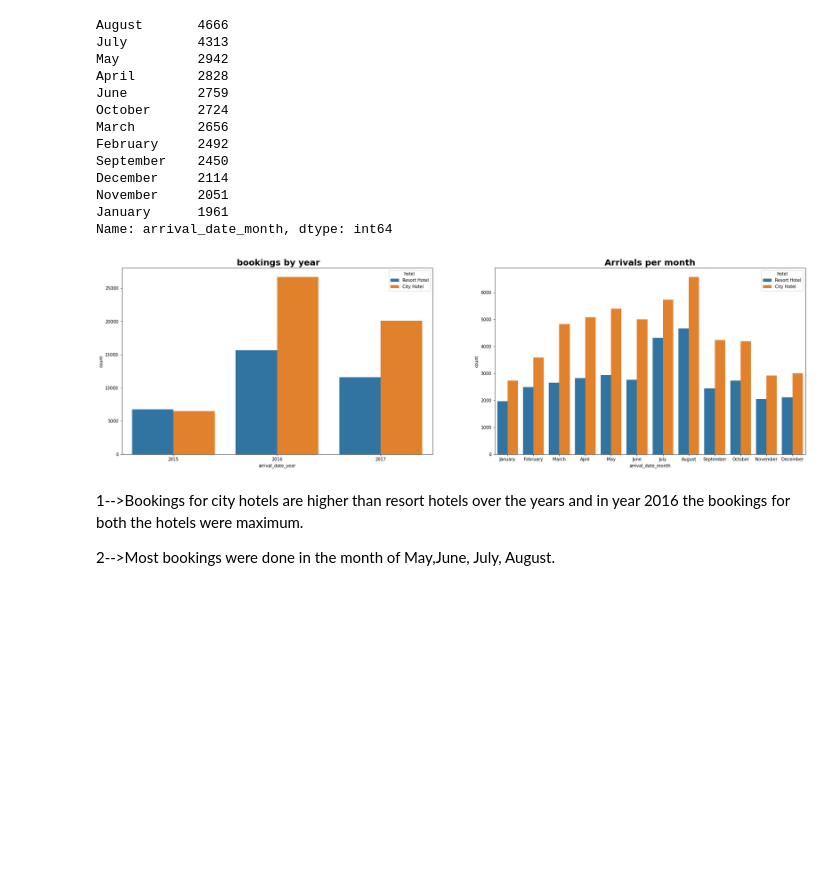
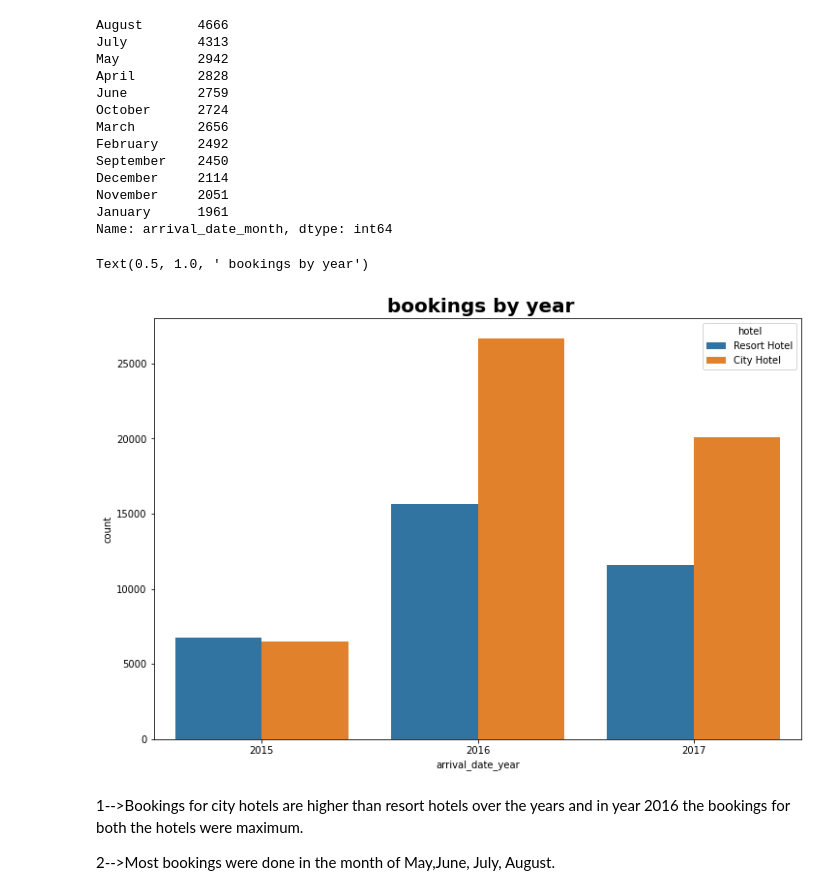
Before and after one commit to ShubhKjoshi/EDA_Hotel_booking_Analysis, a Jupyter notebook: Hotel_Booking_Analysis_Capstone_Project.ipynb, the cells around one changed output. Saved outputs shown, nothing was run; the diff lists cells and outputs as text; code cells hidden in the pictures; blank space fills up the shorter version.

```diff
--- a/Hotel_Booking_Analysis_Capstone_Project.ipynb
+++ b/Hotel_Booking_Analysis_Capstone_Project.ipynb
@@ -395,15 +397,11 @@ Name: arrival_date_month, dtype: int64
 # %%
 months = ['January', 'February', 'March', 'April', 'May', 'June', 'July', 'August', 'September', 'October', 'November', 'December']
 Hotel_df['arrival_date_month'] = pd.Categorical(Hotel_df['arrival_date_month'], categories=months, ordered=True)
-plt.figure(figsize = (15,8))
-plt.subplot(1,2,1 )
+plt.figure(figsize = (12,8))
 sns.countplot(x= 'arrival_date_year', data= Hotel_df, hue= 'hotel').set_title (' bookings by year',fontweight="bold", size=20)
-plt.subplot(1,2,2)
-sns.countplot(data = Hotel_df, x = 'arrival_date_month',hue ='hotel')
-plt.title('Arrivals per month',fontweight="bold", size=20)
-plt.subplots_adjust(right=1.6)
 # %% [output]
+Text(0.5, 1.0, ' bookings by year')
-[figure, old version]
+[figure, new version]
 # %% [markdown]
 1-->Bookings for city hotels are higher than resort hotels over the years and  in year 2016 the bookings for both the hotels were maximum.
 
```
Also changed, not shown: parts of 27 cells of this notebook.
